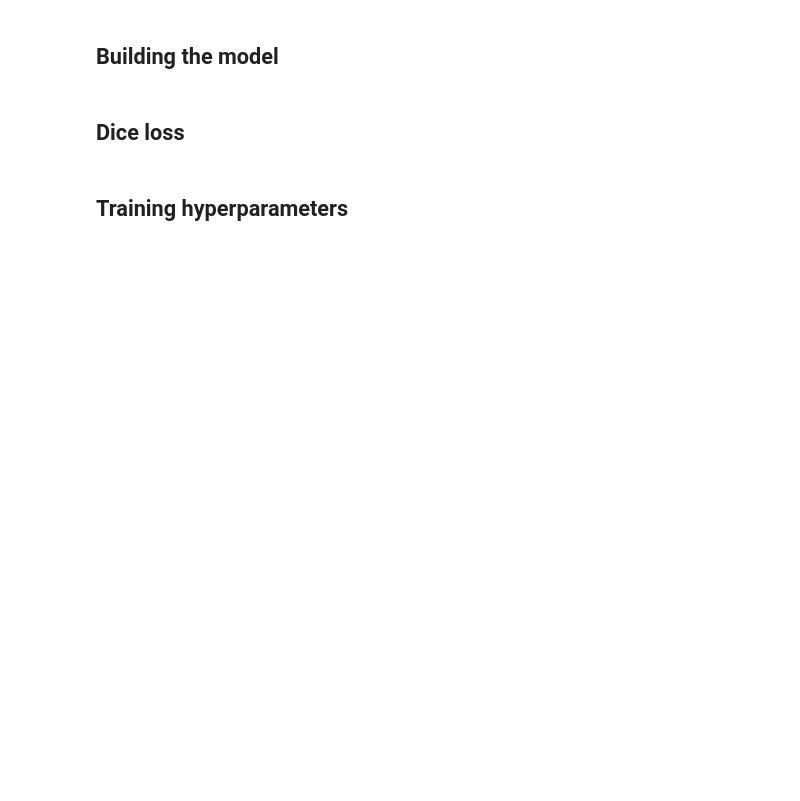
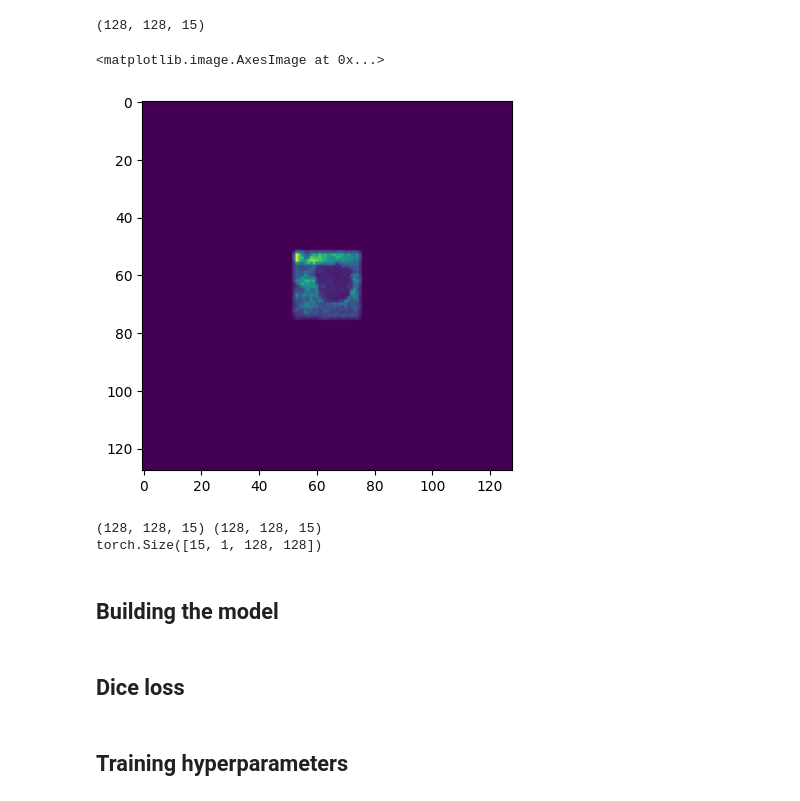
Before and after one commit to mralinp/abus-classification, a Jupyter notebook: unet-classification.ipynb, the cells around one changed output. Cells and saved outputs as stored; diff of their text form; code cells hidden in the pictures; blank space fills up the shorter version.

```diff
--- a/unet-classification.ipynb
+++ b/unet-classification.ipynb
@@ -38,6 +36,25 @@ val_transforms = A.Compose(
 # %%
-train_dataset = datasets.tdsc.TDSC(path_to_dataset="./data/tdsc/train", transform=train_transforms)
-validation_dataset = datasets.tdsc.TDSC(path_to_dataset="./data/tdsc/validation", transform=val_transforms)
+train_dataset = datasets.tdsc.TDSC(path_to_dataset="./data/tdsc", train=True)
+validation_dataset = datasets.tdsc.TDSC(path_to_dataset="./data/tdsc", train=False)
+# %%
+x,y,l = train_dataset[0]
+x = x - x*y*0.5
+print(x.shape)
+# %% [output]
+(128, 128, 15)
+# %%
+plt.imshow(x[:,:,7])
+# %% [output]
+<matplotlib.image.AxesImage at 0x...>
+[figure, added]
+# %%
+
+print(x.shape, y.shape)
+x,y = to_tensor((x,y))
+print(x.shape)
+# %% [output]
+(128, 128, 15) (128, 128, 15)
+torch.Size([15, 1, 128, 128])
 # %% [markdown]
 ## Building the model
 # %%
```
Also changed, not shown: parts of 10 cells of this notebook, 9 other files.
